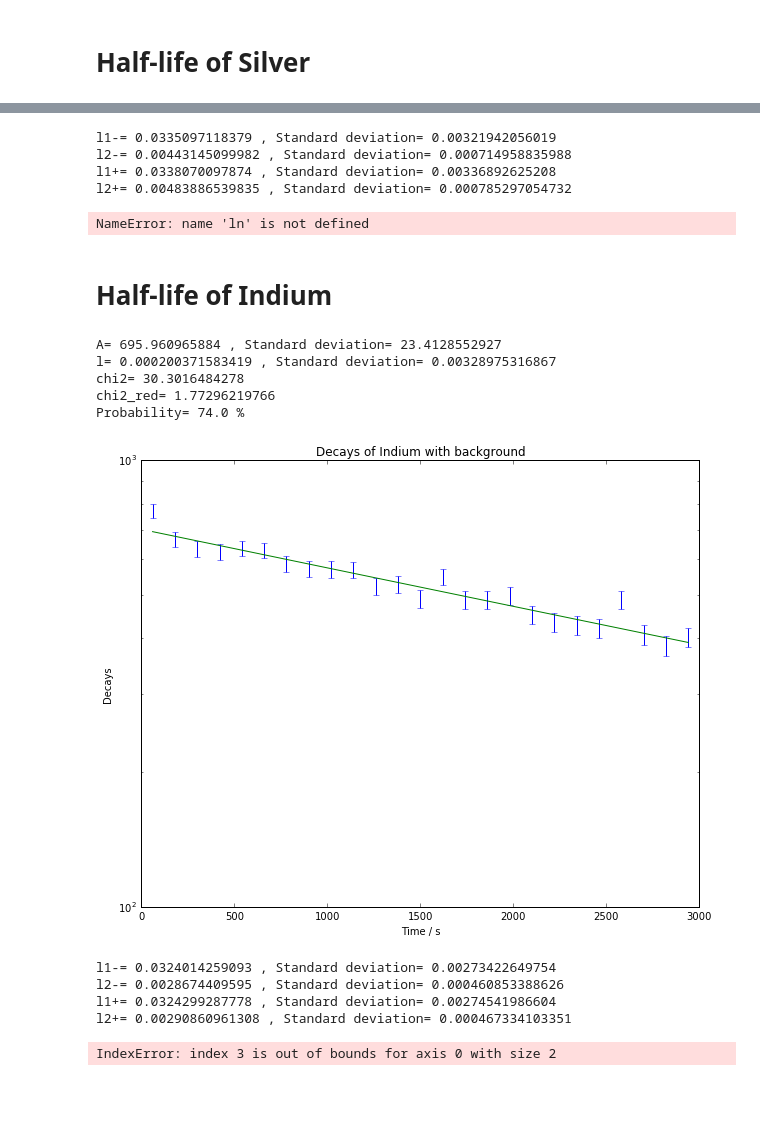
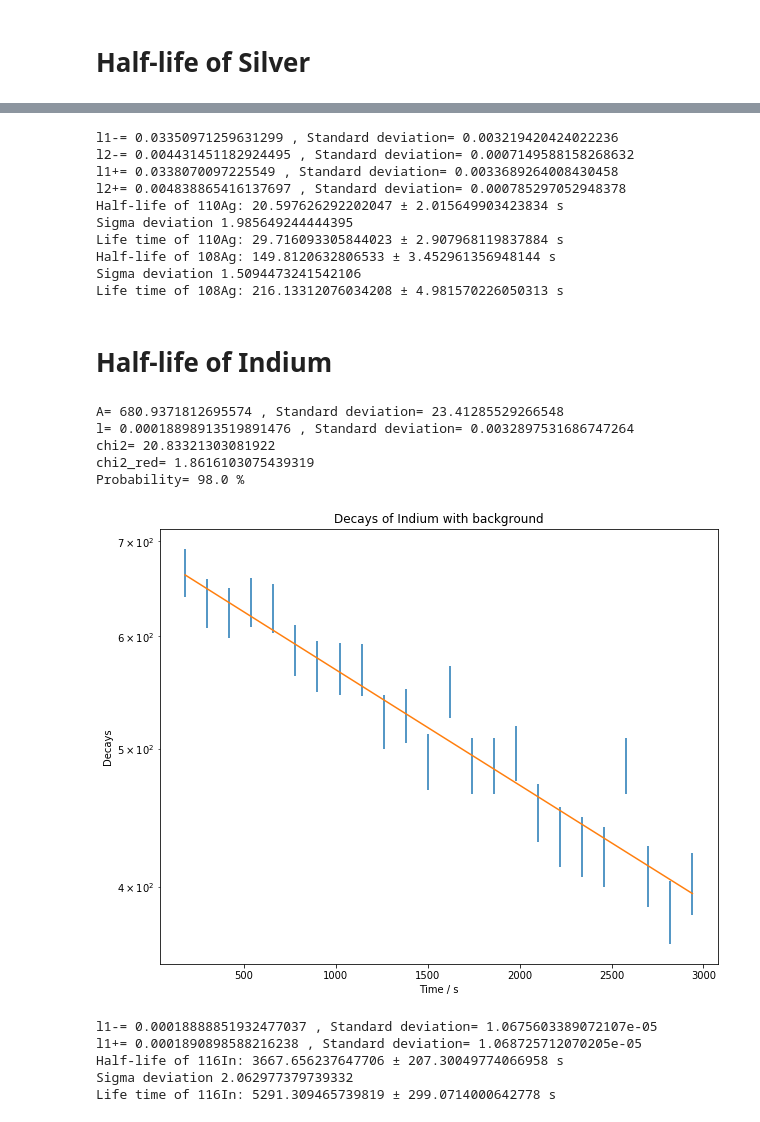
Before and after one commit to Intergalakti/Versuch-252, a Jupyter notebook: Experiment 252 - Radioactive Decay.ipynb, the cells around one changed output, grey strips where cells are left out. Drawn from its saved outputs; the diff is of its cells as text; code cells hidden in the pictures; blank space fills up the shorter version.

```diff
--- a/Experiment 252 - Radioactive Decay.ipynb
+++ b/Experiment 252 - Radioactive Decay.ipynb
@@ -10,7 +10,7 @@ n1 =np.loadtxt("data/Messung1.dat", usecols=[1])
 n2 =np.loadtxt("data/Messung2.dat", usecols=[1])
 n3 =np.loadtxt("data/Messung3.dat", usecols=[1])
 n4 =np.loadtxt("data/Messung4.dat", usecols=[1])
-NI =np.loadtxt("data/MessungIndium.dat", usecols=[1])
+NI =np.loadtxt("data/MessungIndium.dat", usecols=[1], skiprows=1)
 # %% [markdown]
 # Half-life of Silver
 # %%
@@ -86,76 +86,98 @@ print("l2+=",poptp[3], ", Standard deviation=", np.sqrt(pcovp[3][3]))
 
 dl1=np.sqrt(pcov[1][1]+((abs(popt[1]-poptp[1])+abs(popt[1]-poptm[1]))/2)**2)
 dl2=np.sqrt(pcov[3][3]+((abs(popt[3]-poptp[3])+abs(popt[3]-poptm[3]))/2)**2)
-T1=ln(2)/popt[1]
-T2=ln(2)/popt[3]
+T1=np.log(2)/popt[1]
+T2=np.log(2)/popt[3]
+LT1=T1/np.log(2)
+LT2=T2/np.log(2)
 dT1=T1*dl1/popt[1]
 dT2=T2*dl2/popt[1]
-print("Lifetime of Ag:")
+dLT1=dT1/np.log(2)
+dLT2=dT2/np.log(2)
+sigma1=np.abs(T1-24.6)/dT1
+sigma2=np.abs(T2-2.41*60)/dT2
+print("Half-life of 110Ag:",T1, "±" , dT1, "s")
+print("Sigma deviation",sigma1)
+print("Life time of 110Ag:",LT1, "±" , dLT1, "s")
+print("Half-life of 108Ag:",T2, "±" , dT2, "s")
+print("Sigma deviation",sigma2)
+print("Life time of 108Ag:",LT2, "±" , dLT2, "s")
 # %% [output]
-l1-= 0.0335097118379 , Standard deviation= 0.00321942056019
-l2-= 0.00443145099982 , Standard deviation= 0.000714958835988
-l1+= 0.0338070097874 , Standard deviation= 0.00336892625208
-l2+= 0.00483886539835 , Standard deviation= 0.000785297054732
+l1-= 0.03350971259631299 , Standard deviation= 0.003219420424022236
+l2-= 0.004431451182924495 , Standard deviation= 0.0007149588158268632
+l1+= 0.0338070097225549 , Standard deviation= 0.0033689264008430458
+l2+= 0.004838865416137697 , Standard deviation= 0.000785297052948378
+Half-life of 110Ag: 20.597626292202047 ± 2.015649903423834 s
+Sigma deviation 1.985649244444395
+Life time of 110Ag: 29.716093305844023 ± 2.907968119837884 s
+Half-life of 108Ag: 149.8120632806533 ± 3.452961356948144 s
+Sigma deviation 1.5094473241542106
+Life time of 108Ag: 216.13312076034208 ± 4.981570226050313 s
-NameError: name 'ln' is not defined
 # %% [markdown]
 # Half-life of Indium
 # %%
 mean_bg_I=np.mean(unterg)
 error_bg_I=np.std(unterg)/np.sqrt(len(unterg))
 
 tI=np.arange(60,3060,120)
+tI=tI[1:]
 y_0=mean_bg_I   # Define the fit funtion for silver
 def fit_func_I(x, A,l):
     return A*np.exp(-x*l) + y_0
 # Fit the data with this fit curve
-poptI, pcovI = curve_fit(fit_func_I,tI,NI, p0=[500,0.02], sigma=Fehler_NI, maxfev=5000)
+poptI, pcovI = curve_fit(fit_func_I,tI,NI, p0=[600,0.0002], sigma=Fehler_NI, maxfev=5000)
 # Plot fitted curve
 plt.figure(2, figsize=(10,8))
 plt.errorbar(tI,NI, Fehler_NI, linestyle='None')
 plt.xlabel('Time / s')
 plt.ylabel('Decays')
 plt.title('Decays of Indium with background')
 plt.yscale('log')
 plt.plot(tI,fit_func_I(tI,*poptI))
-plt.savefig('figures/Indium.pdf',format='pdf')
+plt.savefig('data/Indium.pdf',format='pdf')
 
 print("A=",poptI[0], ", Standard deviation=", np.sqrt(pcov[0][0]))
 print("l=",poptI[1], ", Standard deviation=", np.sqrt(pcov[1][1]))
 
 chi2_I=np.sum((fit_func_I(tI,*poptI)-NI)**2/Fehler_NI**2)
 dofI=len(NI)-4 #dof: degrees of freedom
 chi2_redI=chi2_/dofI
 print("chi2=", chi2_I)
 print("chi2_red=",chi2_redI)
 prob=round(1-chi2.cdf(chi2_I,dof),2)*100
 print("Probability=", prob,"%")
 # %% [output]
-A= 695.960965884 , Standard deviation= 23.4128552927
-l= 0.000200371583419 , Standard deviation= 0.00328975316867
-chi2= 30.3016484278
-chi2_red= 1.77296219766
-Probability= 74.0 %
+A= 680.9371812695574 , Standard deviation= 23.41285529266548
+l= 0.00018898913519891476 , Standard deviation= 0.0032897531686747264
+chi2= 20.83321303081922
+chi2_red= 1.8616103075439319
+Probability= 98.0 %
-[figure, old version]
+[figure, new version]
 # %%
 y_0=mean_bg_I-error_bg_I
 # Fit the data with this fit curve
-poptmI, pcovmI = curve_fit(fit_func,t,N, p0=[500,0.02,50,0.001], sigma=Fehler_N, maxfev=5000)
+poptmI, pcovmI = curve_fit(fit_func_I,tI,NI, p0=[600,0.0002], sigma=Fehler_NI, maxfev=5000)
 # Plot fitted curve
 print("l1-=",poptmI[1], ", Standard deviation=", np.sqrt(pcovmI[1][1]))
-print("l2-=",poptmI[3], ", Standard deviation=", np.sqrt(pcovmI[3][3]))
 
 y_0=mean_bg_I+error_bg_I
 # Fit the data with this fit curve
-poptpI, pcovpI = curve_fit(fit_func,t,N, p0=[500,0.02,50,0.001], sigma=Fehler_N, maxfev=5000)
+poptpI, pcovpI = curve_fit(fit_func_I,tI,NI, p0=[600,0.0002], sigma=Fehler_NI, maxfev=5000)
 # Plot fitted curve
 print("l1+=",poptpI[1], ", Standard deviation=", np.sqrt(pcovpI[1][1]))
-print("l2+=",poptpI[3], ", Standard deviation=", np.sqrt(pcovpI[3][3]))
 
-dl1I=np.sqrt(pcov[1][1]+((abs(poptI[1]-poptpI[1])+abs(poptI[1]-poptmI[1]))/2)**2)
-dl2I=np.sqrt(pcov[3][3]+((abs(poptI[3]-poptpI[3])+abs(poptI[3]-poptmI[3]))/2)**2)
+dlI=np.sqrt(pcovI[1][1]+((abs(poptI[1]-poptpI[1])+abs(poptI[1]-poptmI[1]))/2)**2)
+T=np.log(2)/poptI[1]
+LT=T/np.log(2)
+dT=T*dlI/poptI[1]
+dLT=dT/np.log(2)
+sigmaI=np.abs(T-3240)/dT
+print("Half-life of 116In:",T, "±" , dT, "s")
+print("Sigma deviation",sigmaI)
+print("Life time of 116In:",LT, "±" , dLT, "s")
 # %% [output]
-l1-= 0.0324014259093 , Standard deviation= 0.00273422649754
-l2-= 0.0028674409595 , Standard deviation= 0.000460853388626
-l1+= 0.0324299287778 , Standard deviation= 0.00274541986604
-l2+= 0.00290860961308 , Standard deviation= 0.000467334103351
+l1-= 0.00018888851932477037 , Standard deviation= 1.0675603389072107e-05
+l1+= 0.0001890898588216238 , Standard deviation= 1.068725712070205e-05
+Half-life of 116In: 3667.656237647706 ± 207.30049774066958 s
+Sigma deviation 2.062977379739332
+Life time of 116In: 5291.309465739819 ± 299.0714000642778 s
-IndexError: index 3 is out of bounds for axis 0 with size 2
```
Also changed, not shown: parts of 2 cells of this notebook.
